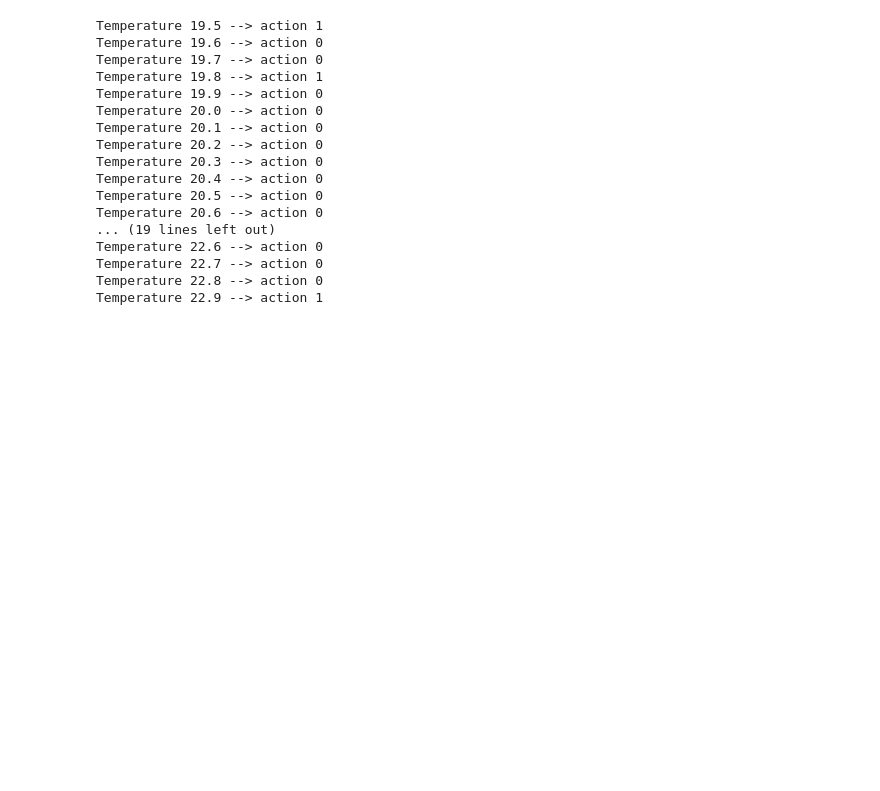
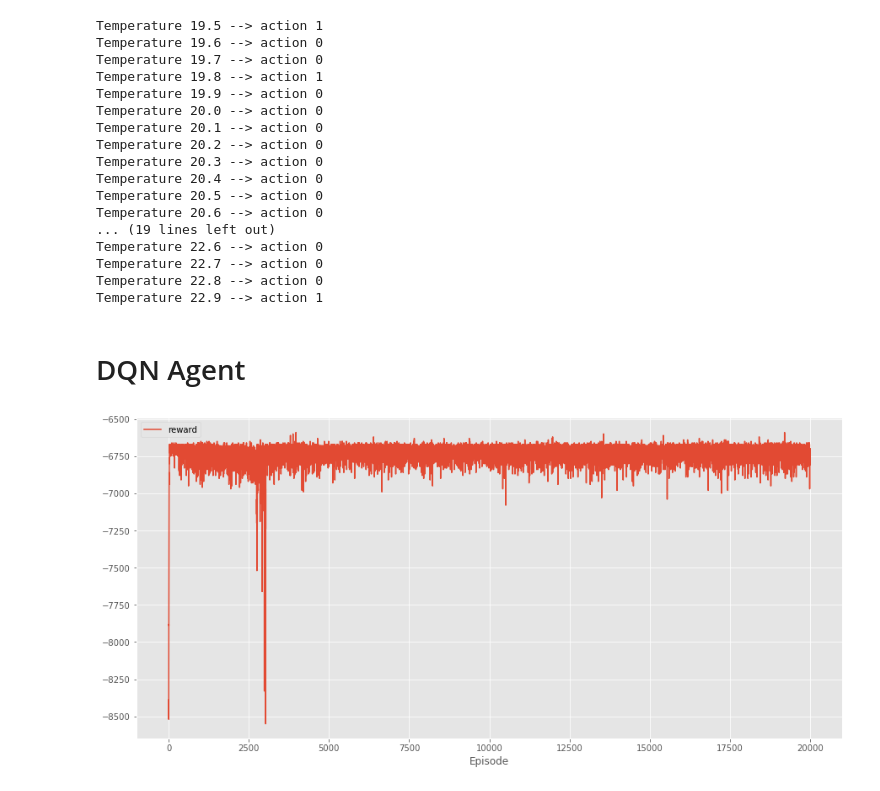
Before and after one commit to Cernewein/heating-RL-agent, a Jupyter notebook: Notebooks/Visualization.ipynb, the cells around one changed output. Saved outputs shown, nothing was run; the diff lists cells and outputs as text; code cells hidden in the pictures; blank space fills up the shorter version.

```diff
--- a/Notebooks/Visualization.ipynb
+++ b/Notebooks/Visualization.ipynb
@@ -101,3 +101,17 @@ Temperature 22.6 --> action 0
 Temperature 22.7 --> action 0
 Temperature 22.8 --> action 0
 Temperature 22.9 --> action 1
+# %% [markdown]
+# DQN Agent
+# %%
+rewards = pkl.load(open('data/output/rewards_dqn.pkl', "rb"))
+
+rewards_df = pd.DataFrame()
+rewards_df['reward'] = rewards
+# %%
+f, ax = plt.subplots(figsize=(15,7))
+rewards_df.plot(ax=ax)
+plt.xlabel('Episode')
+plt.savefig('data/output/rewards_dqn.png')
+# %% [output]
+[figure, added]
```
Also changed, not shown: 1 other file.
